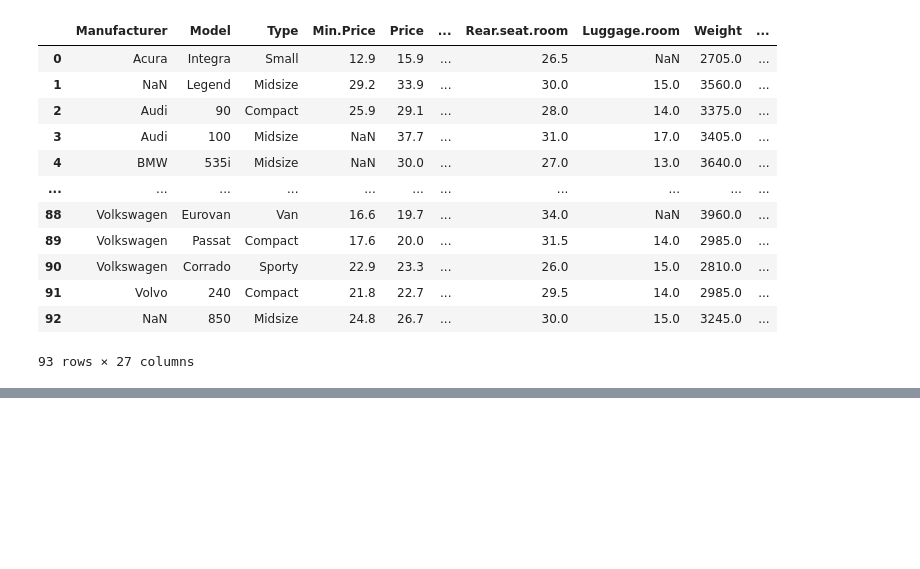
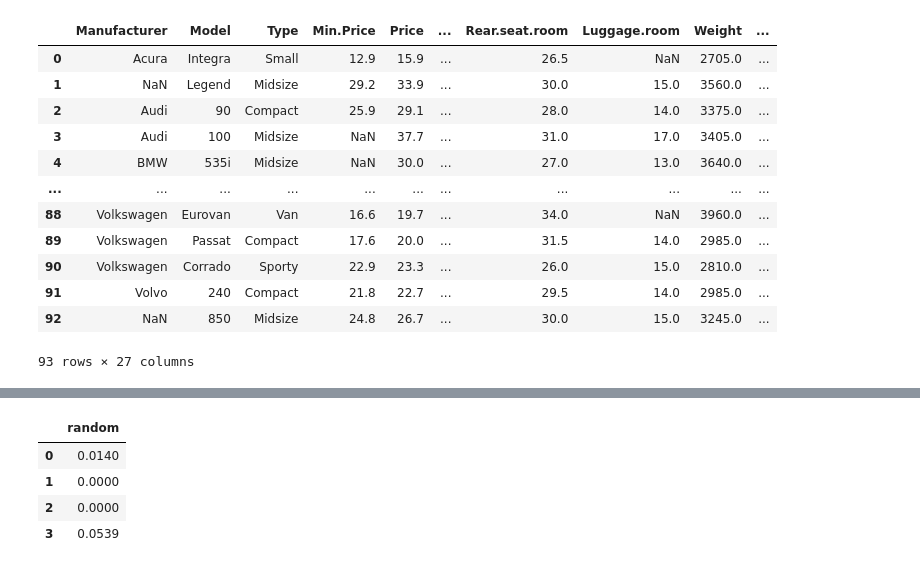
Before and after one commit to YLTsai0609/pandas_101, a Jupyter notebook: notebook.ipynb, the cells around one changed output, grey strips where cells are left out. Cells and saved outputs as stored; diff of their text form; code cells hidden in the pictures; blank space fills up the shorter version.

```diff
--- a/notebook.ipynb
+++ b/notebook.ipynb
@@ -853,0 +875,20 @@ df
+# %%
+# 47. How to format or suppress scientific notations in a pandas dataframe?
+# Difficulty Level: L2
+
+# Suppress scientific notations like ‘e-03’ in df and print upto 4 numbers after decimal.
+df = pd.DataFrame(np.random.random(4)**10, columns=['random'])
+
+
+pd.options.display.float_format = '{:,.4f}'.format
+
+display(df)
+
+# undo
+pd.options.display.float_format = None
+# %% [output]
+|  | random |
+| 0 | 0.0140 |
+| 1 | 0.0000 |
+| 2 | 0.0000 |
+| 3 | 0.0539 |
```
Also changed, not shown: parts of 18 cells of this notebook, 1 other file.
